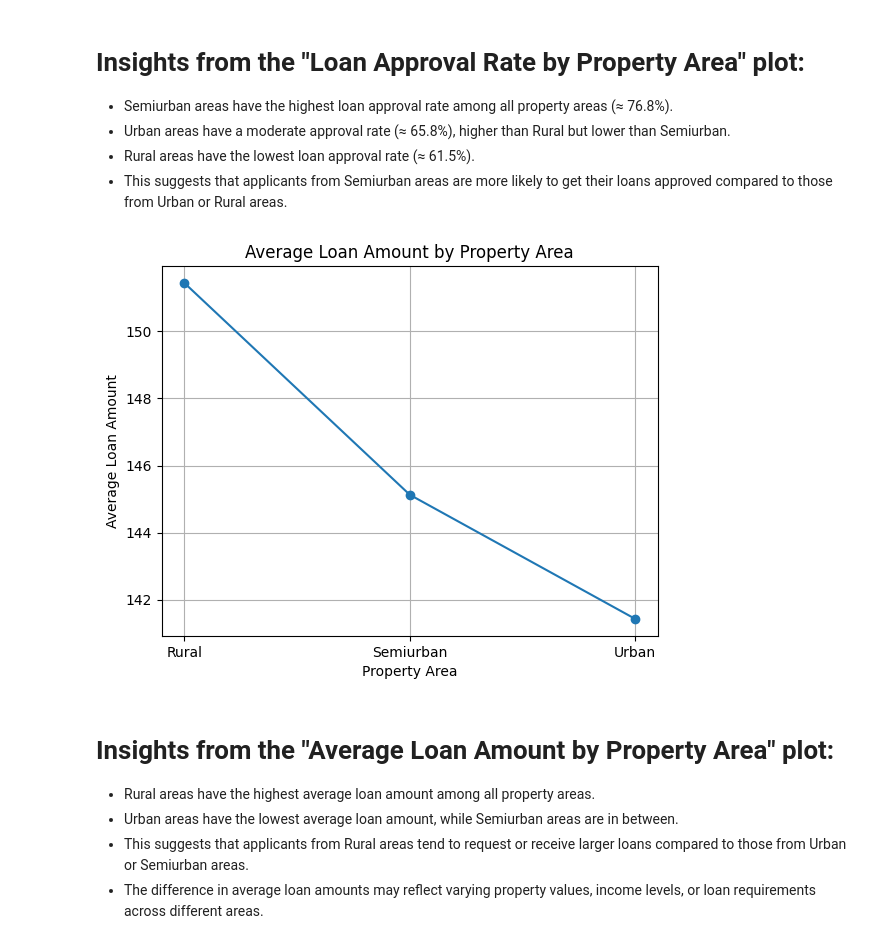
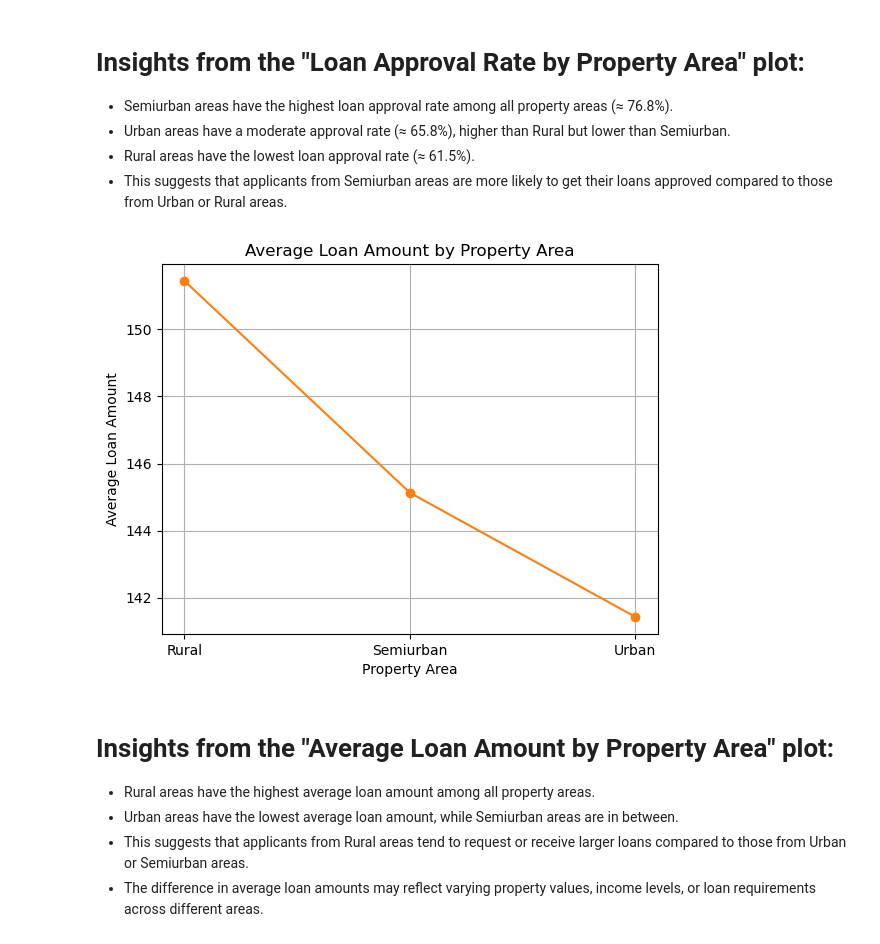
Before and after one commit to SaiSrikar0/data_analysis, a Jupyter notebook: eda_loan.ipynb, the cells around one changed output. Saved outputs shown, nothing was run; the diff lists cells and outputs as text; code cells hidden in the pictures.

```diff
--- a/eda_loan.ipynb
+++ b/eda_loan.ipynb
@@ -135,14 +135,14 @@ plt.show()
 - This suggests that applicants from Semiurban areas are more likely to get their loans approved compared to those from Urban or Rural areas.
 # %%
 avg_loan_by_area = df.groupby('Property_Area')['LoanAmount'].mean()
-plt.plot(avg_loan_by_area.index, avg_loan_by_area.values, marker='o')
+plt.plot(avg_loan_by_area.index, avg_loan_by_area.values, marker='o', color='C1')
 plt.title("Average Loan Amount by Property Area")
 plt.xlabel("Property Area")
 plt.ylabel("Average Loan Amount")
 plt.grid(True)
 plt.show()
 # %% [output]
-[figure, old version]
+[figure, new version]
 # %% [markdown]
 # Insights from the "Average Loan Amount by Property Area" plot:
 
```
Also changed, not shown: parts of 4 cells of this notebook, 7 other files.
